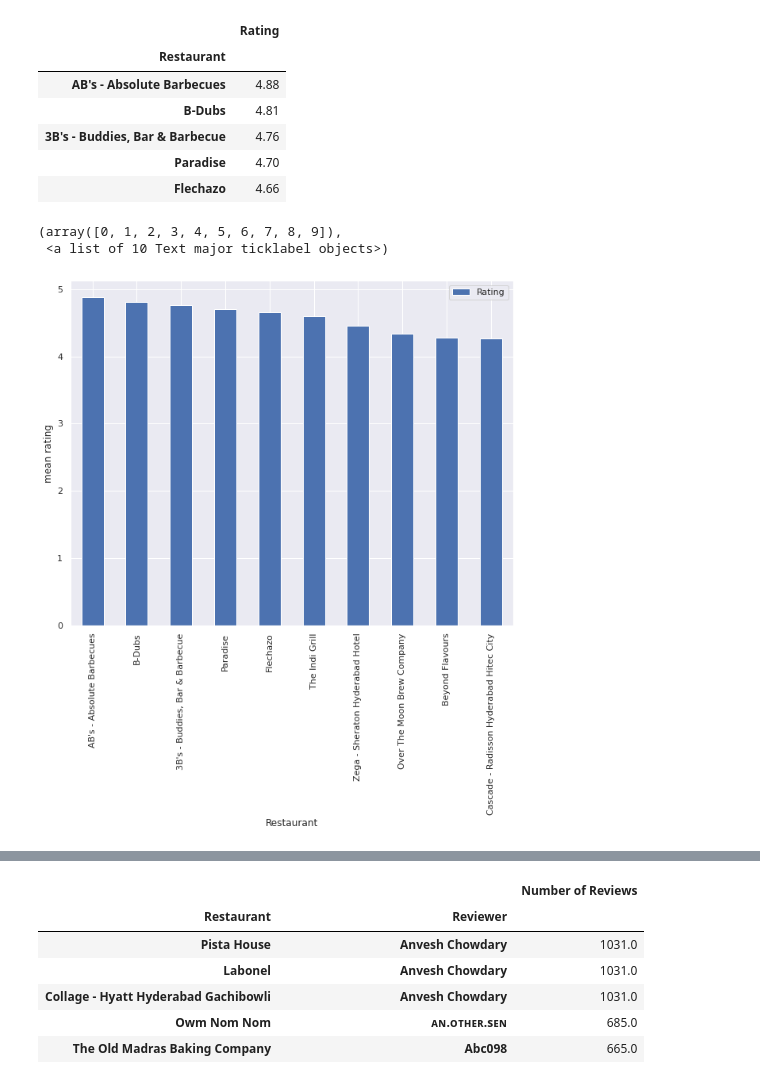
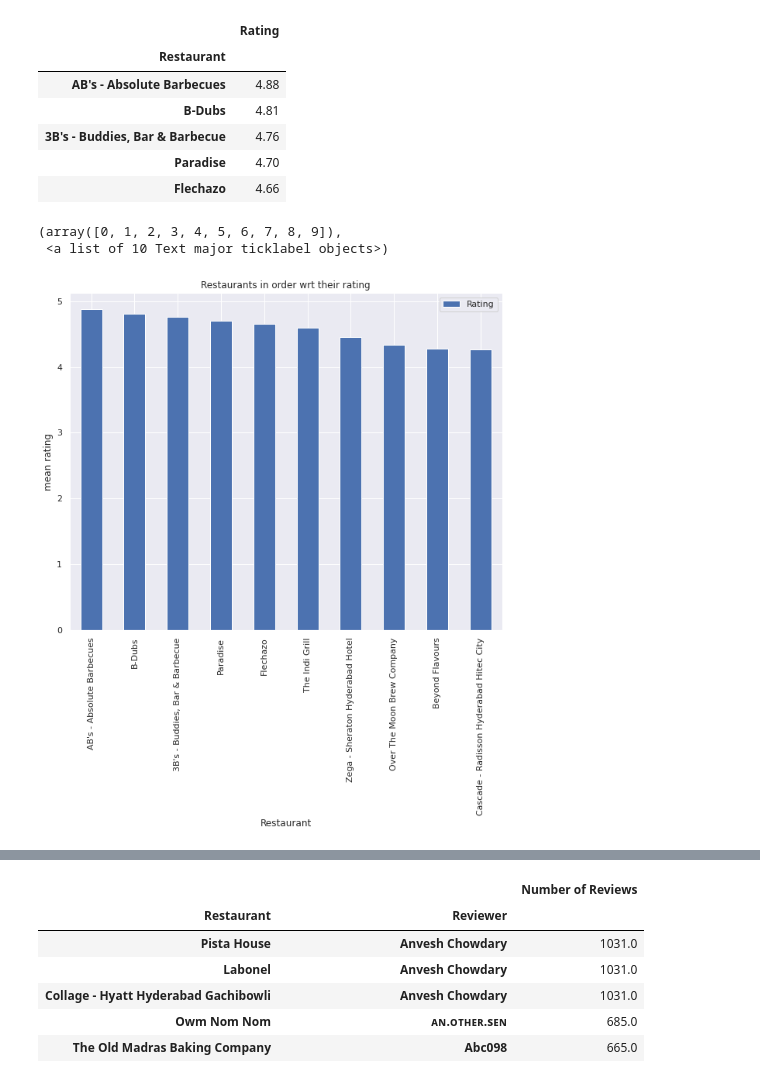
Before and after one commit to dkd99/ZOMATO-RESTAURANT-CLUSTERING-AND-SENTIMENT-ANALYSIS, a Jupyter notebook: ZOMATO_RESTAURANT_CLUSTERING_AND_SENTIMENT_ANALYSIS.ipynb, the cells around one changed output, grey strips where cells are left out. Drawn from its saved outputs; the diff is of its cells as text; code cells hidden in the pictures.

```diff
--- a/ZOMATO_RESTAURANT_CLUSTERING_AND_SENTIMENT_ANALYSIS.ipynb
+++ b/ZOMATO_RESTAURANT_CLUSTERING_AND_SENTIMENT_ANALYSIS.ipynb
@@ -512,9 +532,9 @@ rating_df.head()
 | Paradise | 4.70 |
 | Flechazo | 4.66 |
 # %%
-rating_df.head(10).plot(kind='bar',ylabel='mean rating')
+rating_df.head(10).plot(kind='bar',ylabel='mean rating',title='Restaurants in order wrt their rating')
 plt.xticks(rotation=90)
 # %% [output]
 (array([0, 1, 2, 3, 4, 5, 6, 7, 8, 9]),
  <a list of 10 Text major ticklabel objects>)
-[figure, old version]
+[figure, new version]
```
Also changed, not shown: parts of 29 cells of this notebook.
